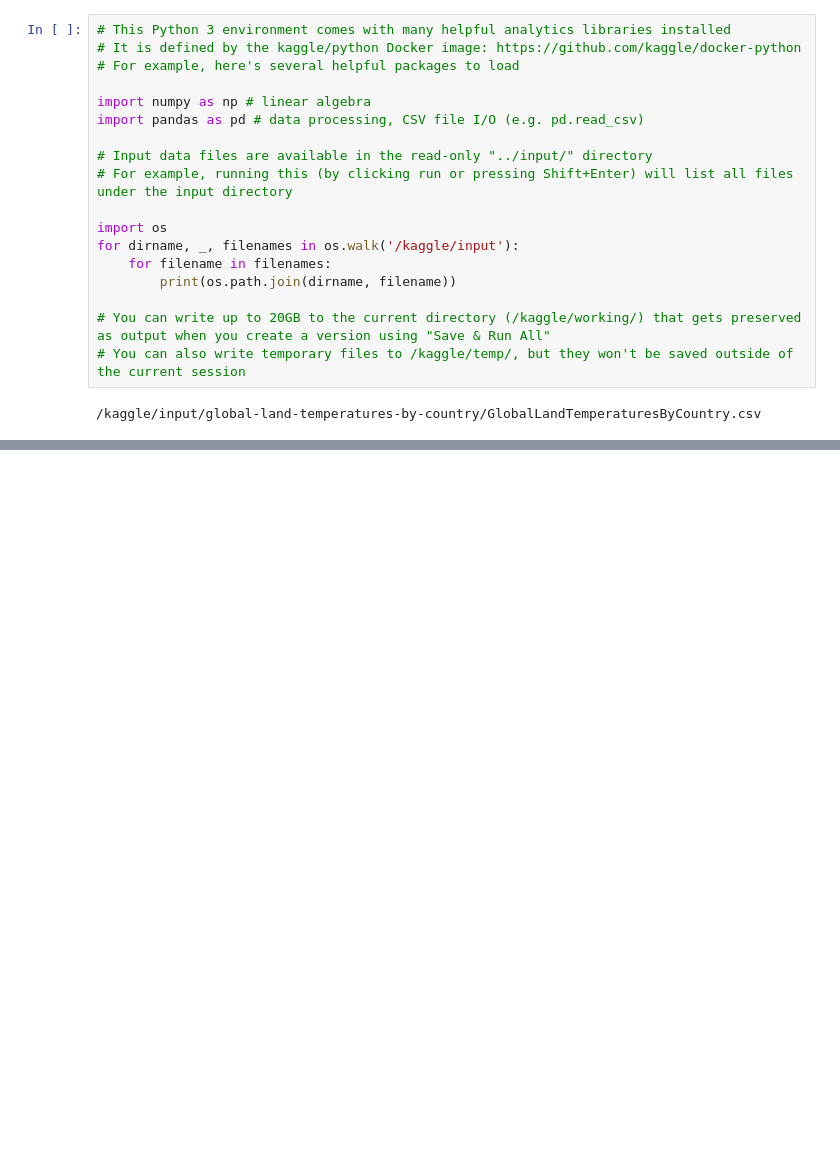
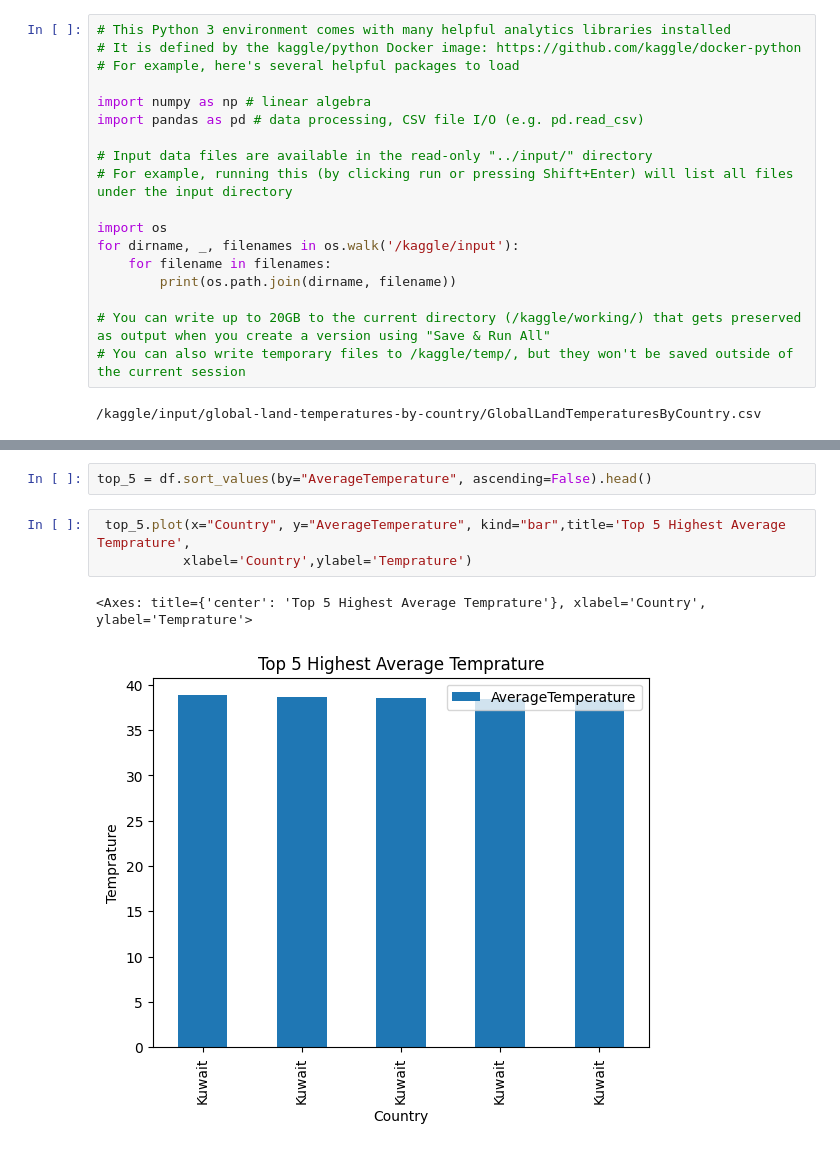
Before and after one commit to mamar/Land_Temperatures_By_Country, a Jupyter notebook: global-temperatures-by-country.ipynb, the cells around one changed output, grey strips where cells are left out. Saved outputs shown, nothing was run; the diff lists cells and outputs as text; blank space fills up the shorter version.

```diff
--- a/global-temperatures-by-country.ipynb
+++ b/global-temperatures-by-country.ipynb
@@ -20,0 +70,8 @@ for dirname, _, filenames in os.walk('/kaggle/input'):
+# %%
+top_5 = df.sort_values(by="AverageTemperature", ascending=False).head()
+# %%
+ top_5.plot(x="Country", y="AverageTemperature", kind="bar",title='Top 5 Highest Average Temprature',
+           xlabel='Country',ylabel='Temprature')
+# %% [output]
+<Axes: title={'center': 'Top 5 Highest Average Temprature'}, xlabel='Country', ylabel='Temprature'>
+[figure, added]
```
Also changed, not shown: parts of 9 cells of this notebook.
